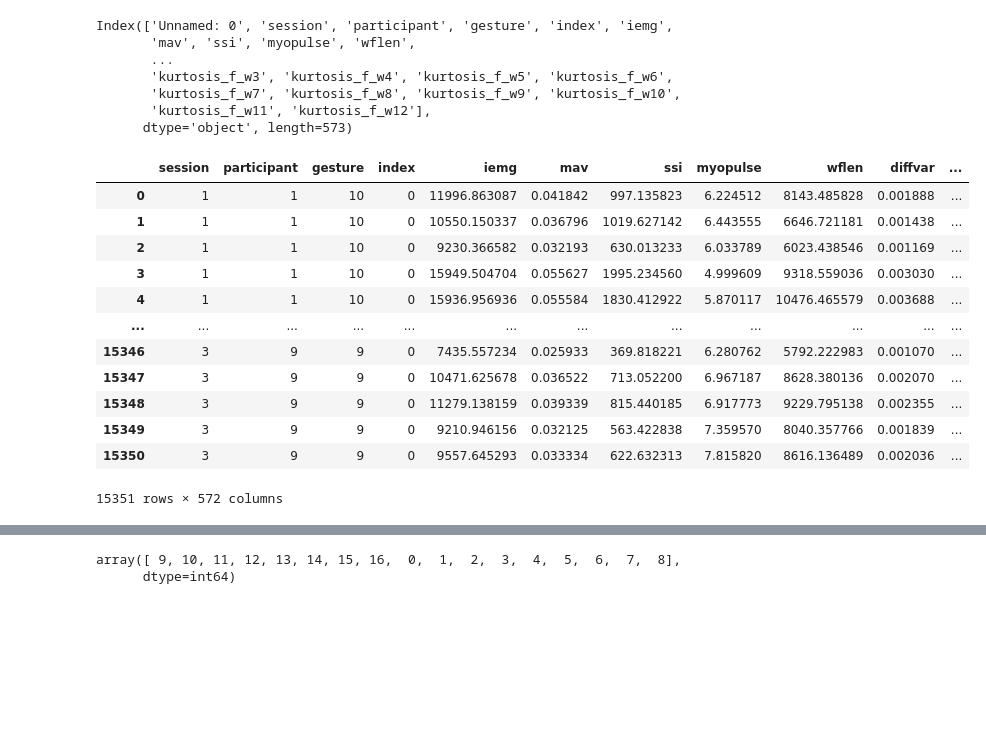
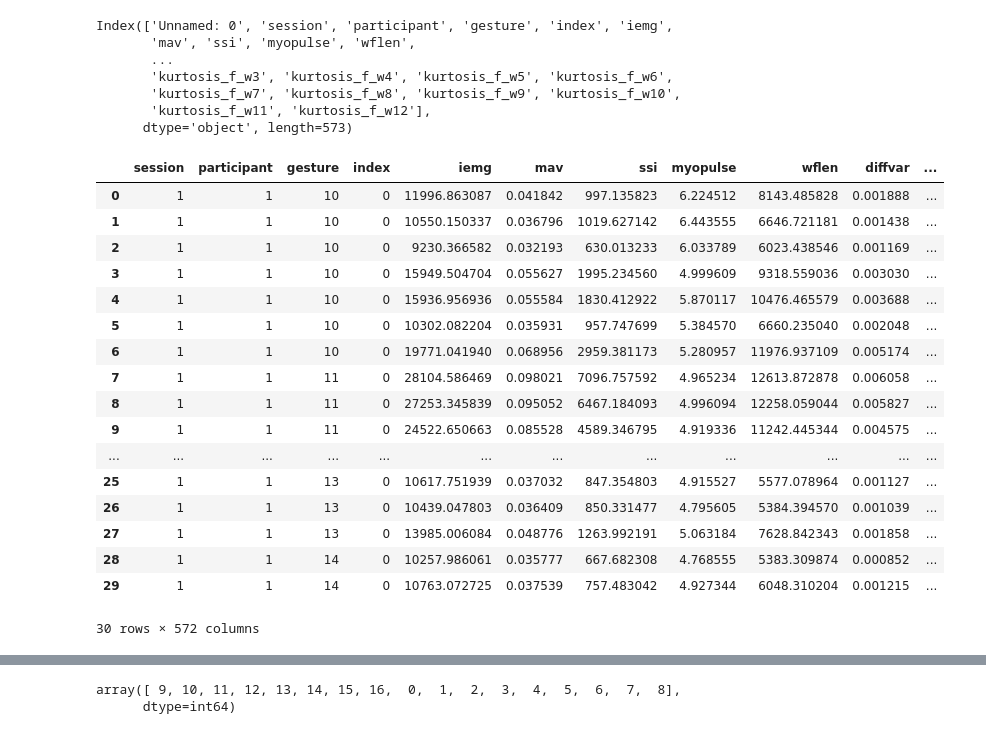
Before and after one commit to tanmaygadgil/DS5500-project, a Jupyter notebook: DL/NN on data split.ipynb, the cells around one changed output, grey strips where cells are left out. Drawn from its saved outputs; the diff is of its cells as text; code cells hidden in the pictures; blank space fills up the shorter version.

```diff
--- a/DL/NN on data split.ipynb
+++ b/DL/NN on data split.ipynb
@@ -42,21 +42,26 @@ Index(['Unnamed: 0', 'session', 'participant', 'gesture', 'index', 'iemg',
 # %%
 data.drop(columns=["Unnamed: 0"], inplace=True)
 # %%
-data
+data.head(30)
 # %% [output]
 |  | session | participant | gesture | index | iemg | mav | ssi | myopulse | wflen | diffvar | ... |
 | 0 | 1 | 1 | 10 | 0 | 11996.863087 | 0.041842 | 997.135823 | 6.224512 | 8143.485828 | 0.001888 | ... |
 | 1 | 1 | 1 | 10 | 0 | 10550.150337 | 0.036796 | 1019.627142 | 6.443555 | 6646.721181 | 0.001438 | ... |
 | 2 | 1 | 1 | 10 | 0 | 9230.366582 | 0.032193 | 630.013233 | 6.033789 | 6023.438546 | 0.001169 | ... |
 | 3 | 1 | 1 | 10 | 0 | 15949.504704 | 0.055627 | 1995.234560 | 4.999609 | 9318.559036 | 0.003030 | ... |
 | 4 | 1 | 1 | 10 | 0 | 15936.956936 | 0.055584 | 1830.412922 | 5.870117 | 10476.465579 | 0.003688 | ... |
+| 5 | 1 | 1 | 10 | 0 | 10302.082204 | 0.035931 | 957.747699 | 5.384570 | 6660.235040 | 0.002048 | ... |
+| 6 | 1 | 1 | 10 | 0 | 19771.041940 | 0.068956 | 2959.381173 | 5.280957 | 11976.937109 | 0.005174 | ... |
+| 7 | 1 | 1 | 11 | 0 | 28104.586469 | 0.098021 | 7096.757592 | 4.965234 | 12613.872878 | 0.006058 | ... |
+| 8 | 1 | 1 | 11 | 0 | 27253.345839 | 0.095052 | 6467.184093 | 4.996094 | 12258.059044 | 0.005827 | ... |
+| 9 | 1 | 1 | 11 | 0 | 24522.650663 | 0.085528 | 4589.346795 | 4.919336 | 11242.445344 | 0.004575 | ... |
 | ... | ... | ... | ... | ... | ... | ... | ... | ... | ... | ... | ... |
-| 15346 | 3 | 9 | 9 | 0 | 7435.557234 | 0.025933 | 369.818221 | 6.280762 | 5792.222983 | 0.001070 | ... |
-| 15347 | 3 | 9 | 9 | 0 | 10471.625678 | 0.036522 | 713.052200 | 6.967187 | 8628.380136 | 0.002070 | ... |
-| 15348 | 3 | 9 | 9 | 0 | 11279.138159 | 0.039339 | 815.440185 | 6.917773 | 9229.795138 | 0.002355 | ... |
-| 15349 | 3 | 9 | 9 | 0 | 9210.946156 | 0.032125 | 563.422838 | 7.359570 | 8040.357766 | 0.001839 | ... |
-| 15350 | 3 | 9 | 9 | 0 | 9557.645293 | 0.033334 | 622.632313 | 7.815820 | 8616.136489 | 0.002036 | ... |
+| 25 | 1 | 1 | 13 | 0 | 10617.751939 | 0.037032 | 847.354803 | 4.915527 | 5577.078964 | 0.001127 | ... |
+| 26 | 1 | 1 | 13 | 0 | 10439.047803 | 0.036409 | 850.331477 | 4.795605 | 5384.394570 | 0.001039 | ... |
+| 27 | 1 | 1 | 13 | 0 | 13985.006084 | 0.048776 | 1263.992191 | 5.063184 | 7628.842343 | 0.001858 | ... |
+| 28 | 1 | 1 | 14 | 0 | 10257.986061 | 0.035777 | 667.682308 | 4.768555 | 5383.309874 | 0.000852 | ... |
+| 29 | 1 | 1 | 14 | 0 | 10763.072725 | 0.037539 | 757.483042 | 4.927344 | 6048.310204 | 0.001215 | ... |
-15351 rows × 572 columns
+30 rows × 572 columns
 # %%
 features = data.iloc[:, 4:]
 # %%
```
Also changed, not shown: parts of 64 cells of this notebook.
